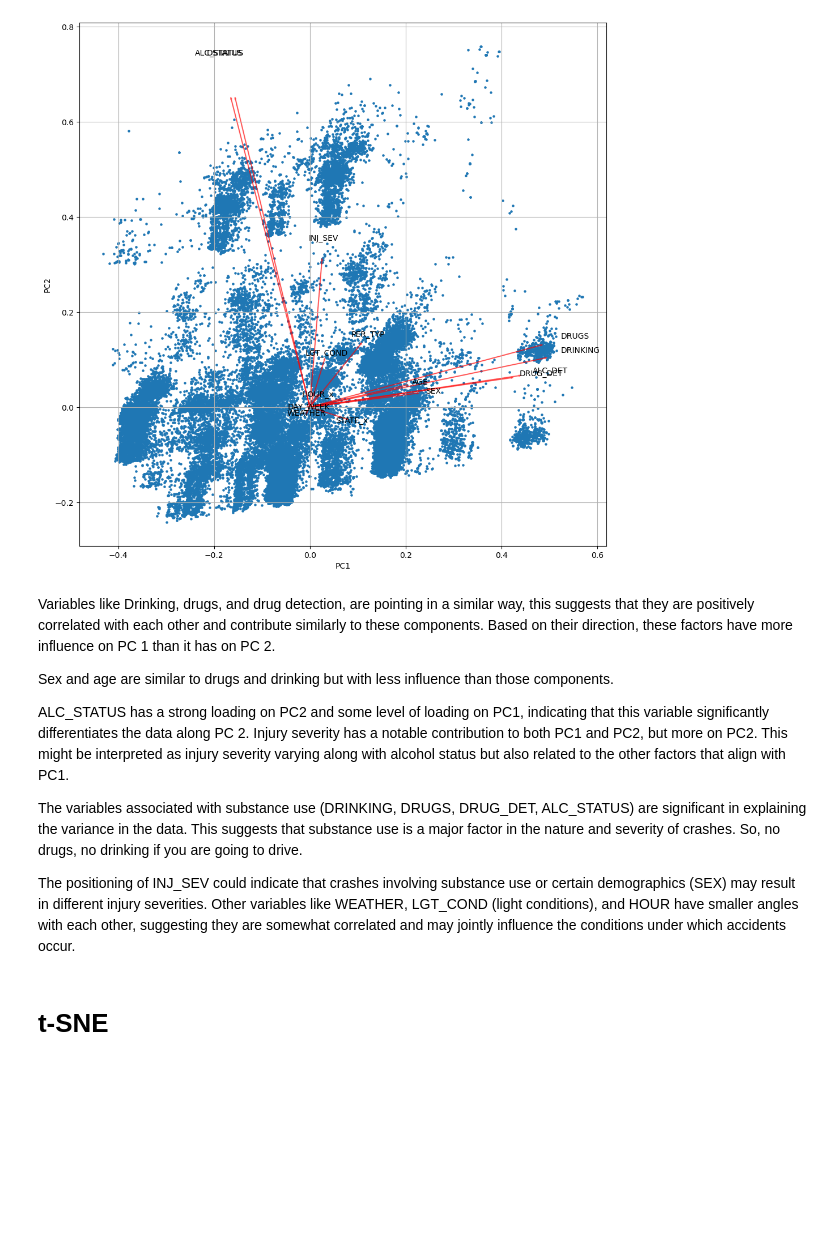
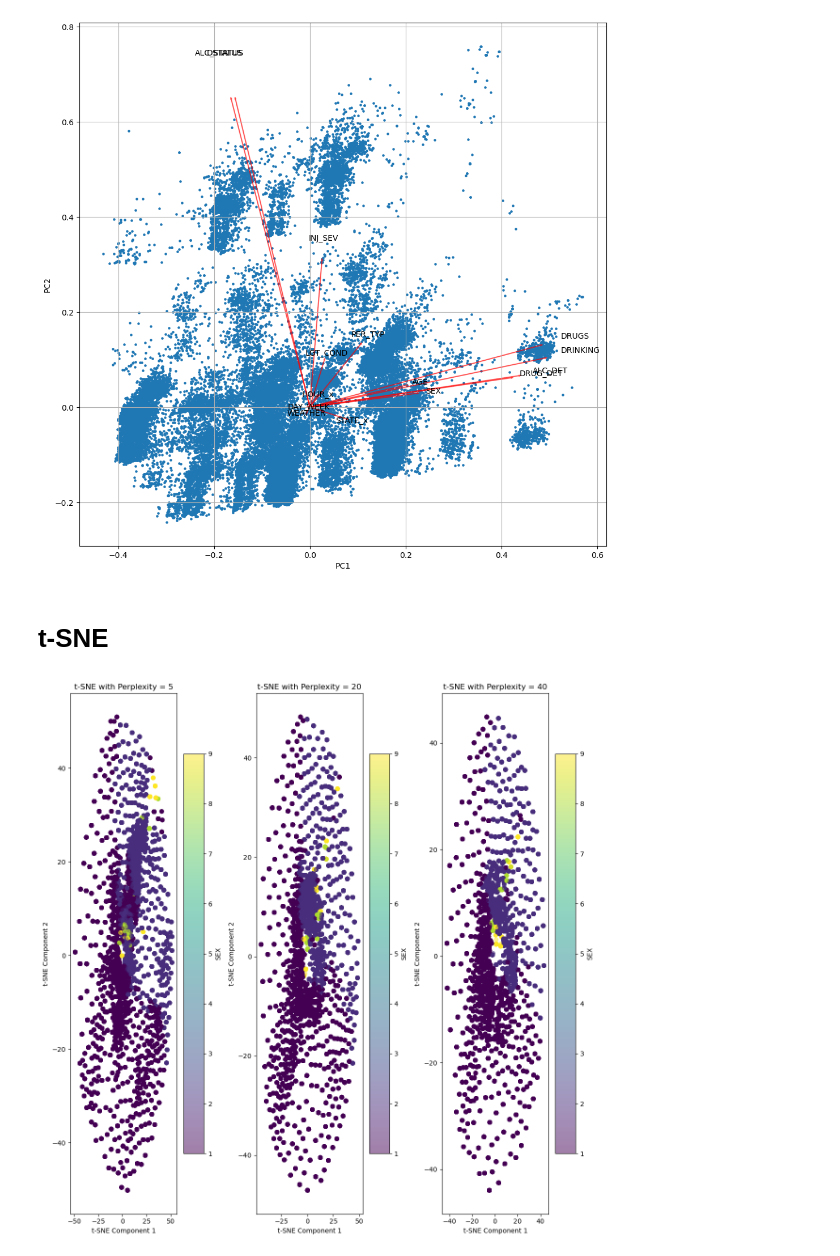
Before and after one commit to anly501/dsan-5000-project-FroomeBeibei79, a Jupyter notebook: PCA python code.ipynb, the cells around one changed output. Saved outputs shown, nothing was run; the diff lists cells and outputs as text; code cells hidden in the pictures; blank space fills up the shorter version.

```diff
--- a/PCA python code.ipynb
+++ b/PCA python code.ipynb
@@ -103,15 +101,38 @@ biplot(pca_scores, pca_loadings.transpose(), labels=data.columns)
 plt.show()
 # %% [output]
 [figure]
-# %% [markdown]
-Variables like Drinking, drugs, and drug detection, are pointing in a similar way, this suggests that they are positively correlated with each other and contribute similarly to these components. Based on their direction, these factors have more influence on PC 1 than it has on PC 2.
-
-Sex and age are similar to drugs and drinking but with less influence than those components.
-
-ALC_STATUS has a strong loading on PC2 and some level of loading on PC1, indicating that this variable significantly differentiates the data along PC 2. Injury severity has a notable contribution to both PC1 and PC2, but more on PC2. This might be interpreted as injury severity varying along with alcohol status but also related to the other factors that align with PC1.
-
-The variables associated with substance use (DRINKING, DRUGS, DRUG_DET, ALC_STATUS) are significant in explaining the variance in the data. This suggests that substance use is a major factor in the nature and severity of crashes. So, no drugs, no drinking if you are going to drive.
-
-The positioning of INJ_SEV could indicate that crashes involving substance use or certain demographics (SEX) may result in different injury severities. Other variables like WEATHER, LGT_COND (light conditions), and HOUR have smaller angles with each other, suggesting they are somewhat correlated and may jointly influence the conditions under which accidents occur.
 # %% [markdown]
 # t-SNE
+# %%
+import pandas as pd
+from sklearn.manifold import TSNE
+import matplotlib.pyplot as plt
+from sklearn.impute import SimpleImputer
+from sklearn.preprocessing import StandardScaler
+
+subset_data = data[['AGE', 'SEX', 'DRINKING', 'DRUGS']]
+
+imputer = SimpleImputer(strategy='median')
+df_imputed = imputer.fit_transform(subset_data)
+
+scaler = StandardScaler()
+df_scaled = scaler.fit_transform(df_imputed)
+perplexities = [5, 20, 40]
+
+plt.figure(figsize=(12,12))  # Set the figure size for the subplot layout
+
+for i, perp in enumerate(perplexities, 1):
+    tsne = TSNE(n_components=2, perplexity=perp, n_iter=300, random_state=42)
+    tsne_results = tsne.fit_transform(df_scaled)
+
+    plt.subplot(1, len(perplexities), i)
+    scatter = plt.scatter(tsne_results[:, 0], tsne_results[:, 1], alpha=0.5, c= subset_data['SEX'], cmap='viridis')
+    plt.title(f't-SNE with Perplexity = {perp}')
+    plt.xlabel('t-SNE Component 1')
+    plt.ylabel('t-SNE Component 2')
+    plt.colorbar(scatter, label='SEX')
+
+plt.tight_layout()
+plt.show()
+# %% [output]
+[figure, added]
```
Also changed, not shown: parts of 5 cells of this notebook, 14 other files.
